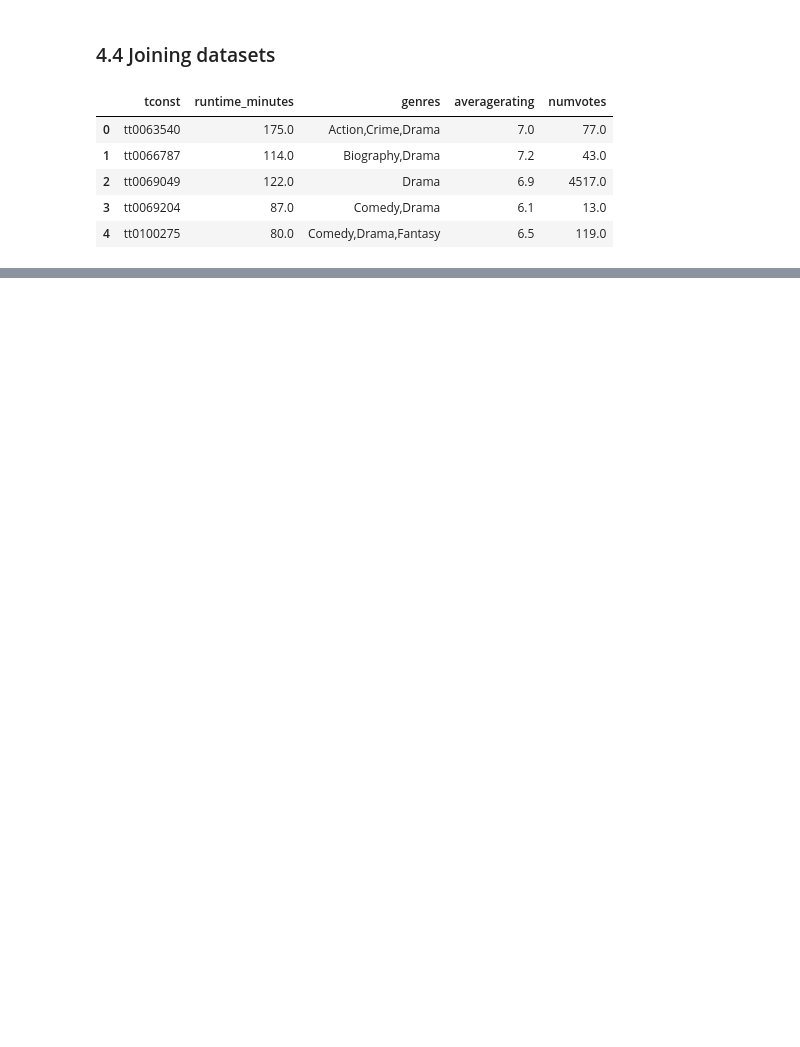
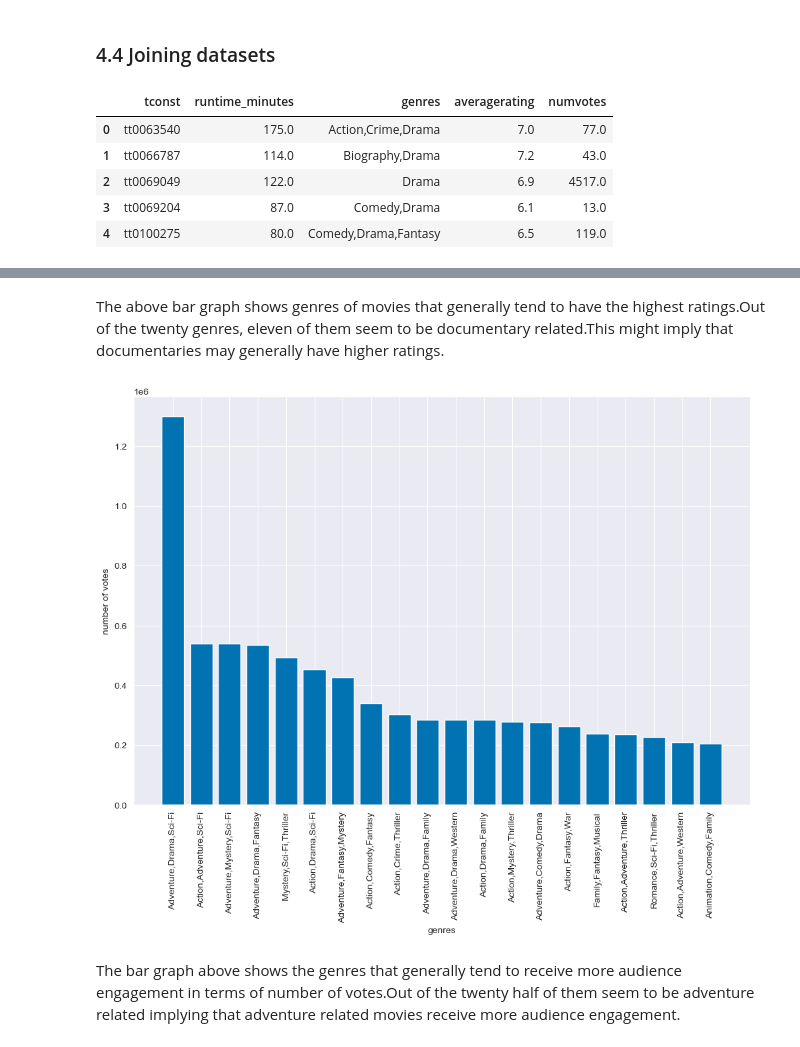
Before and after one commit to KimberlyWairimu/Project-Phase-1, a Jupyter notebook: My_project_1_jupyter_notebook.ipynb, the cells around one changed output, grey strips where cells are left out. Saved outputs shown, nothing was run; the diff lists cells and outputs as text; code cells hidden in the pictures; blank space fills up the shorter version.

```diff
--- a/My_project_1_jupyter_notebook.ipynb
+++ b/My_project_1_jupyter_notebook.ipynb
@@ -312,0 +375,20 @@ merged_dataframe.head()
+# %% [markdown]
+The above bar graph shows genres of movies that generally tend to have the highest ratings.Out of the twenty genres, eleven of them seem to be documentary related.This might imply that documentaries may generally have higher ratings.
+# %%
+#getting the top 20 genres with the highest number of votes
+
+top_20_by_votes = merged_dataframe.sort_values(by="numvotes", ascending=False).head(20)
+
+
+#plotting the top 20 genres against the number of votes
+
+plt.figure(figsize =(12,8))
+plt.bar(x=top_20_by_votes["genres"] , height=top_20_by_votes["numvotes"])
+plt.xlabel("genres")
+plt.ylabel("number of votes")
+plt.xticks(rotation=90)
+plt.show()
+# %% [output]
+[figure, added]
+# %% [markdown]
+The bar graph above shows the genres that generally tend to receive more audience engagement in terms of number of votes.Out of the twenty half of them seem to be adventure related implying that adventure related movies receive more audience engagement.
```
Also changed, not shown: parts of 17 cells of this notebook.
